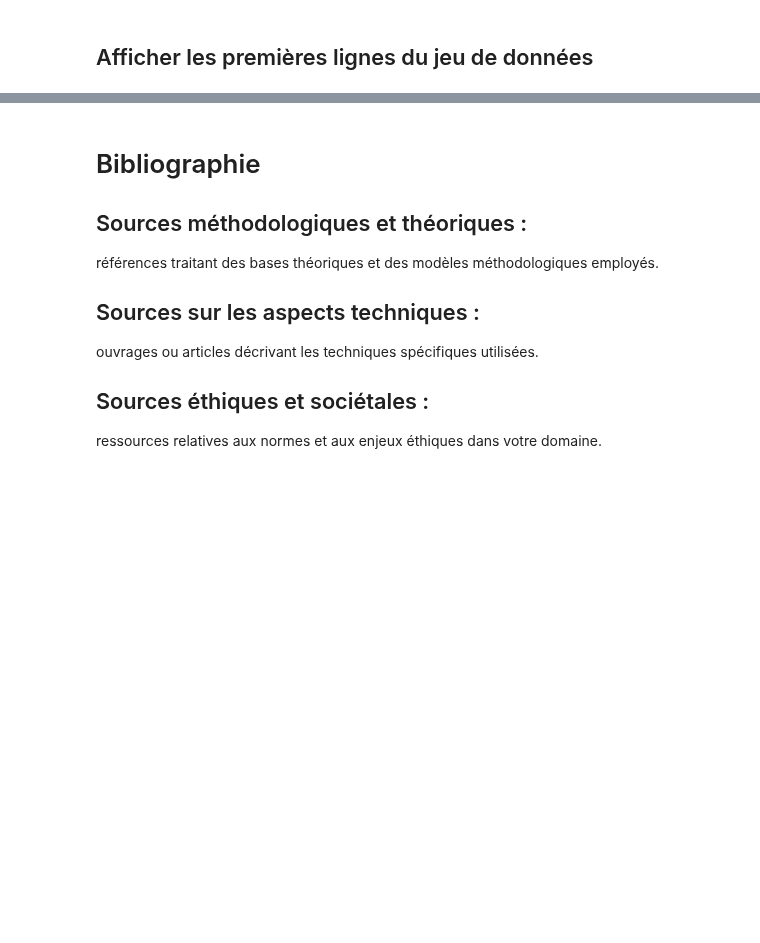
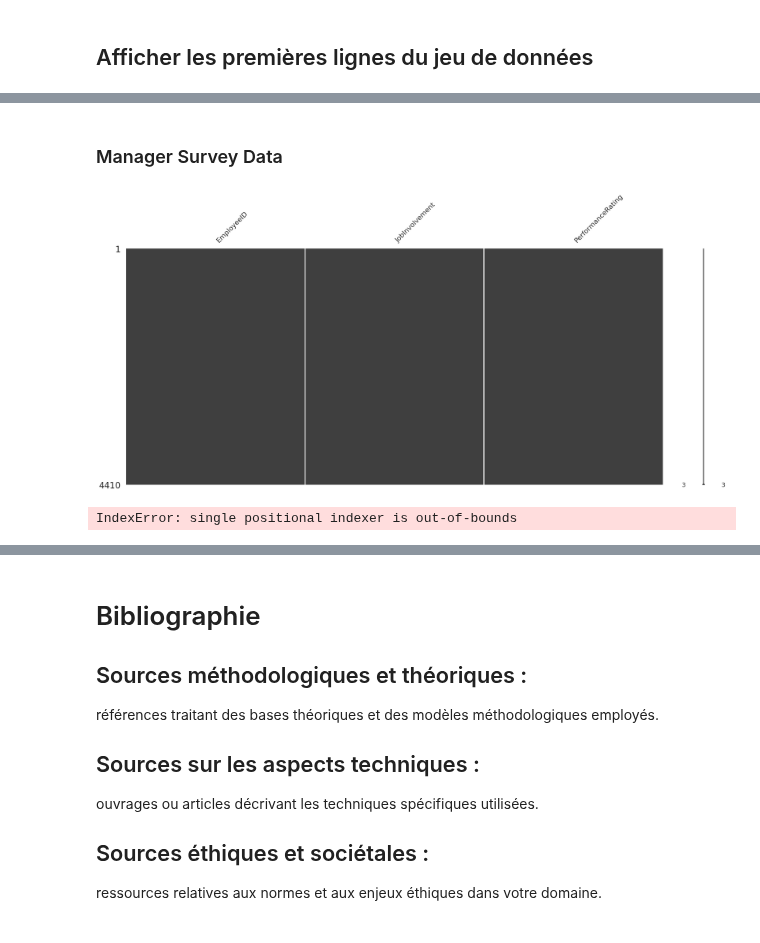
Before and after one commit to Francky46/AttritionPrediction, a Jupyter notebook: AttritionPrediction.ipynb, the cells around one changed output, grey strips where cells are left out. Saved outputs shown, nothing was run; the diff lists cells and outputs as text; code cells hidden in the pictures; blank space fills up the shorter version.

```diff
--- a/AttritionPrediction.ipynb
+++ b/AttritionPrediction.ipynb
@@ -81,0 +268,21 @@ general_data.head()
+# %% [markdown]
+### Manager Survey Data
+# %%
+# Visualisation des données manquantes
+msno.matrix(manager_survey_data)
+plt.show()
+
+# Imputer les valeurs manquantes
+# Pour les variables numériques, on remplace les valeurs manquantes par la médiane
+numerical_columns = manager_survey_data.select_dtypes(include=np.number).columns
+manager_survey_data[numerical_columns] = manager_survey_data[numerical_columns].fillna(manager_survey_data[numerical_columns].median())
+
+# Pour les variables catégorielles, on remplace les valeurs manquantes par le mode imputation
+categorical_columns = manager_survey_data.select_dtypes(include='object').columns
+manager_survey_data[categorical_columns] = manager_survey_data[categorical_columns].fillna(manager_survey_data[categorical_columns].mode().iloc[0])
+
+# Vérification que toutes les valeurs manquantes ont été traitées
+manager_survey_data.isnull().sum()
+# %% [output]
+[figure, added]
+IndexError: single positional indexer is out-of-bounds
```
Also changed, not shown: parts of 23 cells of this notebook.
